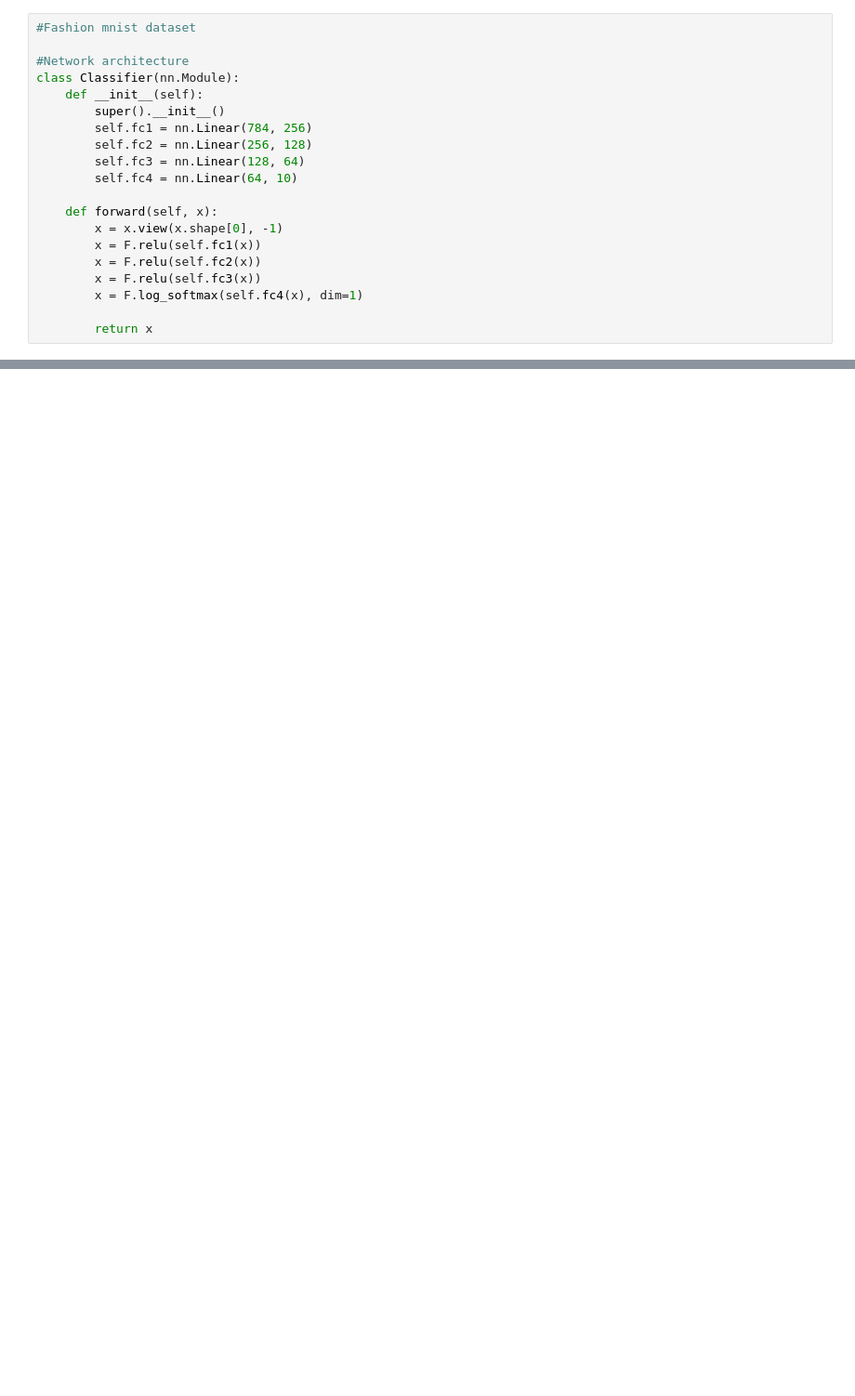
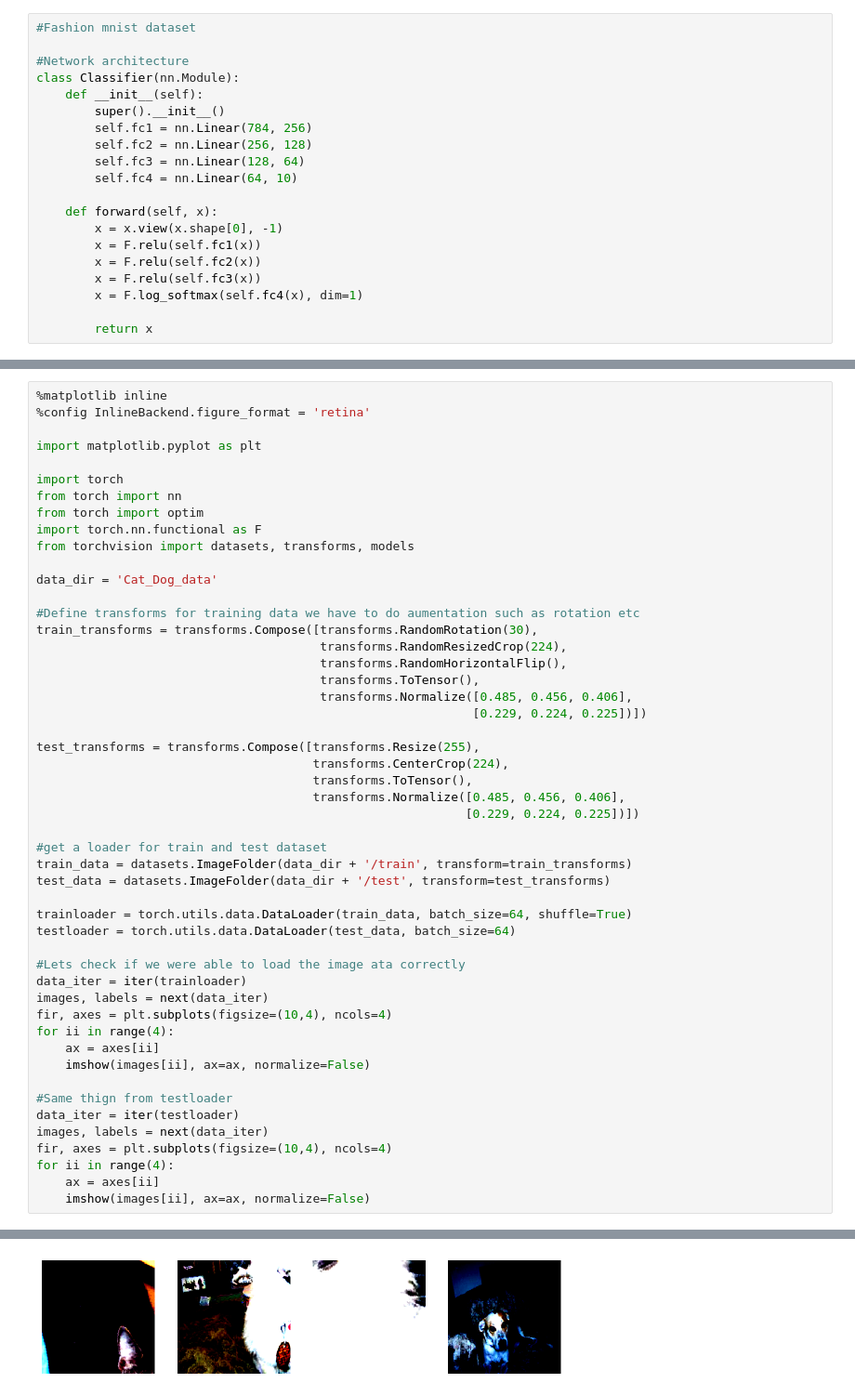
Before and after one commit to benktesh/IntroPyTorch, a Jupyter notebook: IntroductionPyTorch.ipynb, the cells around one changed output, grey strips where cells are left out. Shown at 93% size. Drawn from its saved outputs; the diff is of its cells as text; blank space fills up the shorter version.

```diff
--- a/IntroductionPyTorch.ipynb
+++ b/IntroductionPyTorch.ipynb
@@ -705,0 +923,51 @@ NameError: name 'dataitem' is not defined
+# %%
+%matplotlib inline
+%config InlineBackend.figure_format = 'retina'
+
+import matplotlib.pyplot as plt
+
+import torch
+from torch import nn
+from torch import optim
+import torch.nn.functional as F
+from torchvision import datasets, transforms, models
+
+data_dir = 'Cat_Dog_data'
+
+#Define transforms for training data we have to do aumentation such as rotation etc
+train_transforms = transforms.Compose([transforms.RandomRotation(30),
+                                       transforms.RandomResizedCrop(224),
+                                       transforms.RandomHorizontalFlip(),
+                                       transforms.ToTensor(),
+                                       transforms.Normalize([0.485, 0.456, 0.406],
+                                                            [0.229, 0.224, 0.225])])
+
+test_transforms = transforms.Compose([transforms.Resize(255),
+                                      transforms.CenterCrop(224),
+                                      transforms.ToTensor(),
+                                      transforms.Normalize([0.485, 0.456, 0.406],
+                                                           [0.229, 0.224, 0.225])])
+
+#get a loader for train and test dataset
+train_data = datasets.ImageFolder(data_dir + '/train', transform=train_transforms)
+test_data = datasets.ImageFolder(data_dir + '/test', transform=test_transforms)
+
+trainloader = torch.utils.data.DataLoader(train_data, batch_size=64, shuffle=True)
+testloader = torch.utils.data.DataLoader(test_data, batch_size=64)
+
+#Lets check if we were able to load the image ata correctly
+data_iter = iter(trainloader)
+images, labels = next(data_iter)
+fir, axes = plt.subplots(figsize=(10,4), ncols=4)
+for ii in range(4):
+    ax = axes[ii]
+    imshow(images[ii], ax=ax, normalize=False)
+
+#Same thign from testloader
+data_iter = iter(testloader)
+images, labels = next(data_iter)
+fir, axes = plt.subplots(figsize=(10,4), ncols=4)
+for ii in range(4):
+    ax = axes[ii]
+    imshow(images[ii], ax=ax, normalize=False)
+# %% [output]
@@ -705,0 +982 @@ NameError: name 'dataitem' is not defined
+[figure, added]
```
Also changed, not shown: parts of 26 cells of this notebook, 1 other file.
